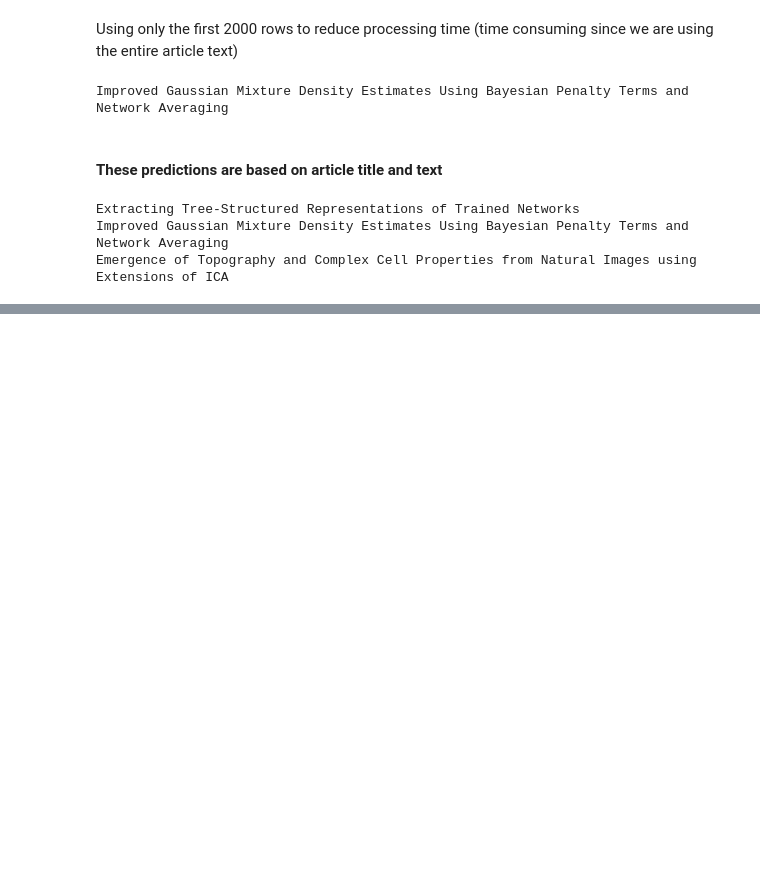
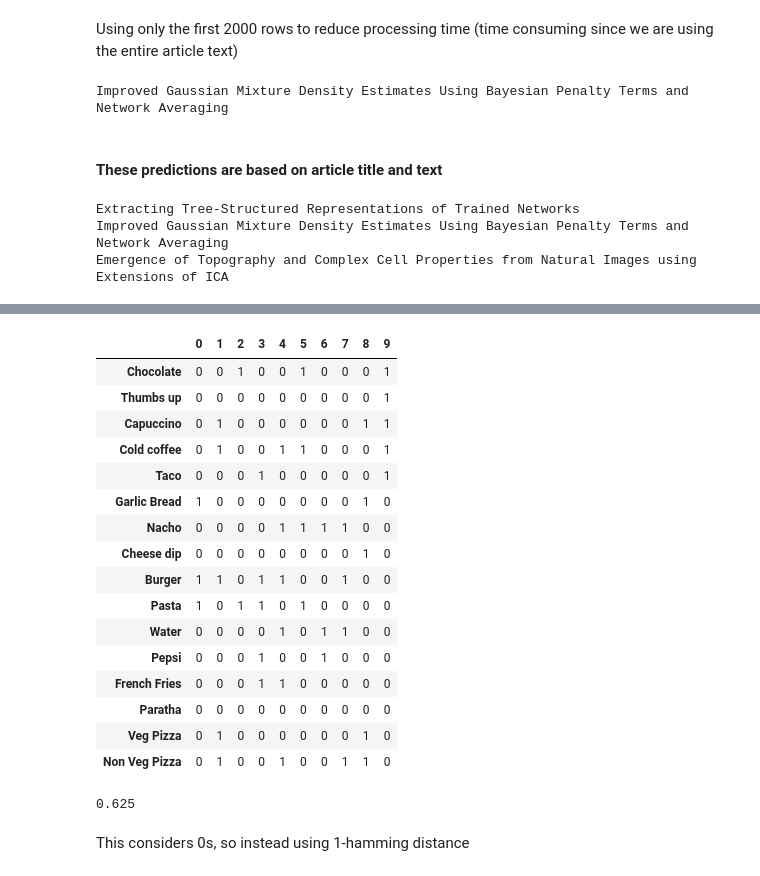
Before and after one commit to SidJain1412/LocalitySensitiveHashing, a Jupyter notebook: Experiments.ipynb, the cells around one changed output, grey strips where cells are left out. Cells and saved outputs as stored; diff of their text form; code cells hidden in the pictures; blank space fills up the shorter version.

Commit message:
Tested LSH package and trying Jaccard similarity for self created data

```diff
--- a/Experiments.ipynb
+++ b/Experiments.ipynb
@@ -145,0 +248,5 @@ Emergence of Topography and Complex Cell Properties from Natural Images using Ex
+# %%
+items = ['Veg Pizza', 'Pepsi', 'Garlic Bread', 'Burger', 'Pasta', 'Paratha', 'Non Veg Pizza',
+         'Cheese dip', 'Thumbs up', 'Water', 'Taco', 'Nacho', 'French Fries', 'Cold coffee',
+         'Capuccino', 'Chocolate']
+len(items)
@@ -145,0 +255,8 @@ Emergence of Topography and Complex Cell Properties from Natural Images using Ex
+# %%
+users = []
+for i in range(10):
+    cart = []
+    r = random.randint(2, 7)
+    random.shuffle(items)
+    cart.extend(items[0:r])
+    users.append(cart)
@@ -145,0 +276,12 @@ Emergence of Topography and Complex Cell Properties from Natural Images using Ex
+# %%
+itemuser = []
+j = 0
+for i in users:
+    l = []
+    for item in items:
+        if item in i:
+            l.append(1)
+        else:
+            l.append(0)
+    itemuser.append(l)
+itemuser
@@ -145,0 +299,3 @@ Emergence of Topography and Complex Cell Properties from Natural Images using Ex
+# %%
+itemusert = list(map(list, zip(*itemuser)))
+itemusert
@@ -145,0 +319,23 @@ Emergence of Topography and Complex Cell Properties from Natural Images using Ex
+# %%
+from pandas import DataFrame
+df = DataFrame.from_records(itemusert)
+df.index = items
+df
+# %% [output]
+|  | 0 | 1 | 2 | 3 | 4 | 5 | 6 | 7 | 8 | 9 |
+| Chocolate | 0 | 0 | 1 | 0 | 0 | 1 | 0 | 0 | 0 | 1 |
+| Thumbs up | 0 | 0 | 0 | 0 | 0 | 0 | 0 | 0 | 0 | 1 |
+| Capuccino | 0 | 1 | 0 | 0 | 0 | 0 | 0 | 0 | 1 | 1 |
+| Cold coffee | 0 | 1 | 0 | 0 | 1 | 1 | 0 | 0 | 0 | 1 |
+| Taco | 0 | 0 | 0 | 1 | 0 | 0 | 0 | 0 | 0 | 1 |
+| Garlic Bread | 1 | 0 | 0 | 0 | 0 | 0 | 0 | 0 | 1 | 0 |
+| Nacho | 0 | 0 | 0 | 0 | 1 | 1 | 1 | 1 | 0 | 0 |
+| Cheese dip | 0 | 0 | 0 | 0 | 0 | 0 | 0 | 0 | 1 | 0 |
+| Burger | 1 | 1 | 0 | 1 | 1 | 0 | 0 | 1 | 0 | 0 |
+| Pasta | 1 | 0 | 1 | 1 | 0 | 1 | 0 | 0 | 0 | 0 |
+| Water | 0 | 0 | 0 | 0 | 1 | 0 | 1 | 1 | 0 | 0 |
+| Pepsi | 0 | 0 | 0 | 1 | 0 | 0 | 1 | 0 | 0 | 0 |
+| French Fries | 0 | 0 | 0 | 1 | 1 | 0 | 0 | 0 | 0 | 0 |
+| Paratha | 0 | 0 | 0 | 0 | 0 | 0 | 0 | 0 | 0 | 0 |
+| Veg Pizza | 0 | 1 | 0 | 0 | 0 | 0 | 0 | 0 | 1 | 0 |
+| Non Veg Pizza | 0 | 1 | 0 | 0 | 1 | 0 | 0 | 1 | 1 | 0 |
@@ -145,0 +344,6 @@ Emergence of Topography and Complex Cell Properties from Natural Images using Ex
+# %%
+jaccard_similarity_score(df[0], df[1])
+# %% [output]
+0.625
+# %% [markdown]
+This considers 0s, so instead using 1-hamming distance
```
Also changed, not shown: parts of 21 cells of this notebook.
